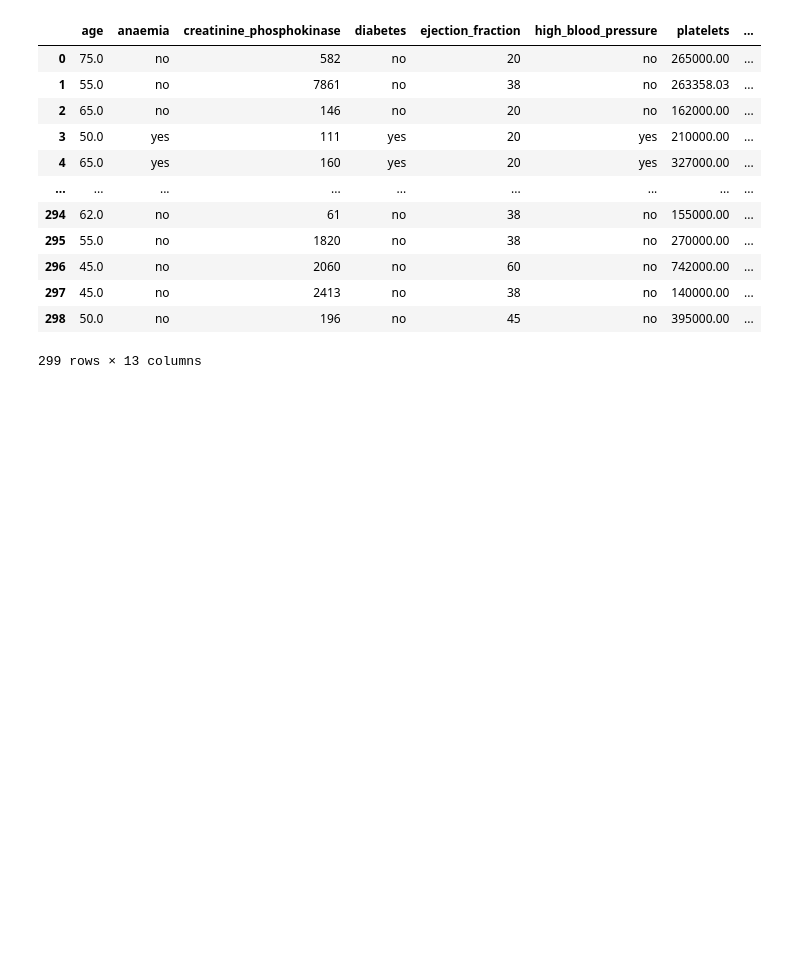
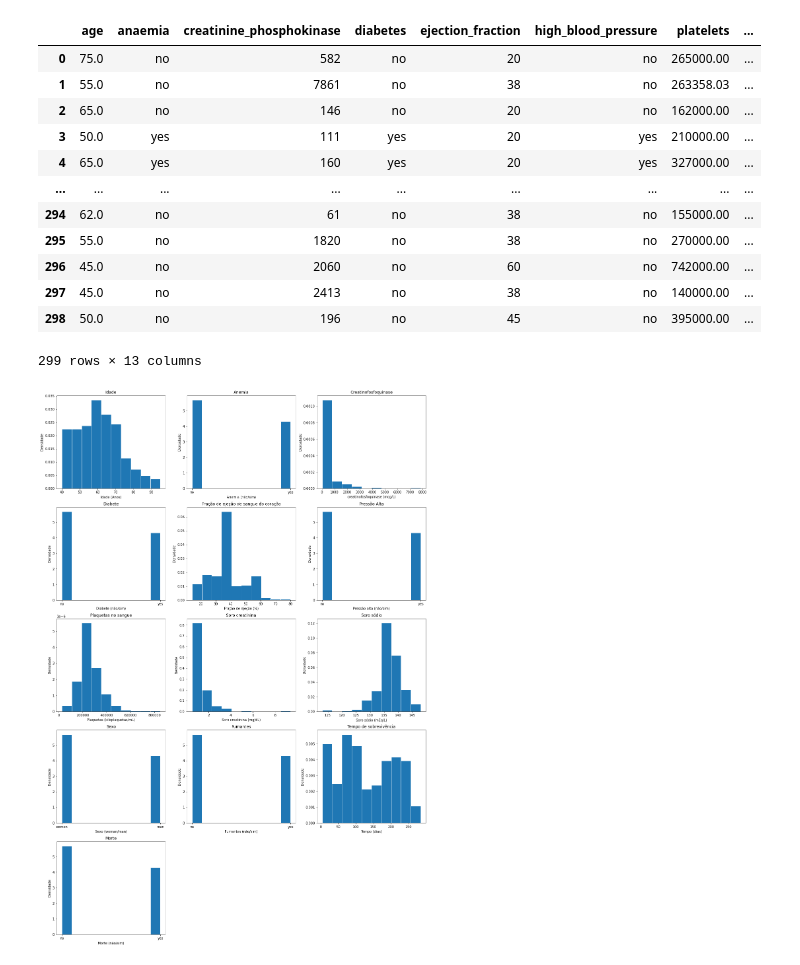
Before and after one commit to carolina-hirschheimer/Propensao-a-falhas-cardiacas, a Jupyter notebook: Análise Database.ipynb, the cells around one changed output. Cells and saved outputs as stored; diff of their text form; code cells hidden in the pictures; blank space fills up the shorter version.

```diff
--- a/Análise Database.ipynb
+++ b/Análise Database.ipynb
@@ -55,3 +57,87 @@ dados
 | 297 | 45.0 | no | 2413 | no | 38 | no | 140000.00 | ... |
 | 298 | 50.0 | no | 196 | no | 45 | no | 395000.00 | ... |
 299 rows × 13 columns
+# %%
+plt.figure(figsize=(20, 30))
+
+plt.subplot(531)
+plt.hist(dados.age, edgecolor='white', density=True)
+plt.title('Idade')
+plt.xlabel('Idade (Anos)')
+plt.ylabel('Densidade')
+
+plt.subplot(532)
+plt.hist(dados.anaemia,edgecolor='white', density=True)
+plt.title('Anemia')
+plt.xlabel('Anemia (não/sim)')
+plt.ylabel('Densidade')
+
+plt.subplot(533)
+plt.hist(dados.creatinine_phosphokinase, edgecolor='white', density=True)
+plt.title('Creatinofosfoquinase')
+plt.xlabel('creatinofosfoquinase (mcg/L)')
+plt.ylabel('Densidade')
+
+plt.subplot(534)
+plt.hist(dados.diabetes, edgecolor='white', density=True)
+plt.title('Diabete')
+plt.xlabel('Diabete (não/sim)')
+plt.ylabel('Densidade')
+
+plt.subplot(535)
+plt.hist(dados.ejection_fraction, edgecolor='white', density=True)
+plt.title('Fração de ejeção de sangue do coração')
+plt.xlabel('Fração de ejeção (%)')
+plt.ylabel('Densidade')
+
+plt.subplot(536)
+plt.hist(dados.high_blood_pressure, edgecolor='white', density=True)
+plt.title('Pressão Alta')
+plt.xlabel('Pressão alta (não/sim)')
+plt.ylabel('Densidade')
+
+plt.subplot(537)
+plt.hist(dados.platelets, edgecolor='white', density=True)
+plt.title('Plaquetas no sangue')
+plt.xlabel('Plaquetas (kiloplaquetas/mL)')
+plt.ylabel('Densidade')
+
+plt.subplot(538)
+plt.hist(dados.serum_creatinine, edgecolor='white', density=True)
+plt.title('Soro creatinina')
+plt.xlabel('Soro creatinina (mg/dL)')
+plt.ylabel('Densidade')
+
+plt.subplot(539)
+plt.hist(dados.serum_sodium, edgecolor='white', density=True)
+plt.title('Soro sódio')
+plt.xlabel('Soro sódio (mEq/L)')
+plt.ylabel('Densidade')
+
+plt.subplot(5, 3, 10)
+plt.hist(dados.sex, edgecolor='white', density=True)
+plt.title('Sexo')
+plt.xlabel('Sexo (woman/man)')
+plt.ylabel('Densidade')
+
+plt.subplot(5, 3, 11)
+plt.hist(dados.smoking, edgecolor='white', density=True)
+plt.title('Fumantes')
+plt.xlabel('Fumantes (não/sim)')
+plt.ylabel('Densidade')
+
+plt.subplot(5, 3, 12)
+plt.hist(dados.time, edgecolor='white', density=True)
+plt.title('Tempo de sobrevivência')
+plt.xlabel('Tempo (dias)')
+plt.ylabel('Densidade')
+
+plt.subplot(5, 3, 13)
+plt.hist(dados.DEATH_EVENT, edgecolor='white', density=True)
+plt.title('Morte')
+plt.xlabel('Morte (não/sim)')
+plt.ylabel('Densidade')
+
+plt.show()
+# %% [output]
+[figure, added]
```
Also changed, not shown: parts of 10 cells of this notebook, 1 other file.
